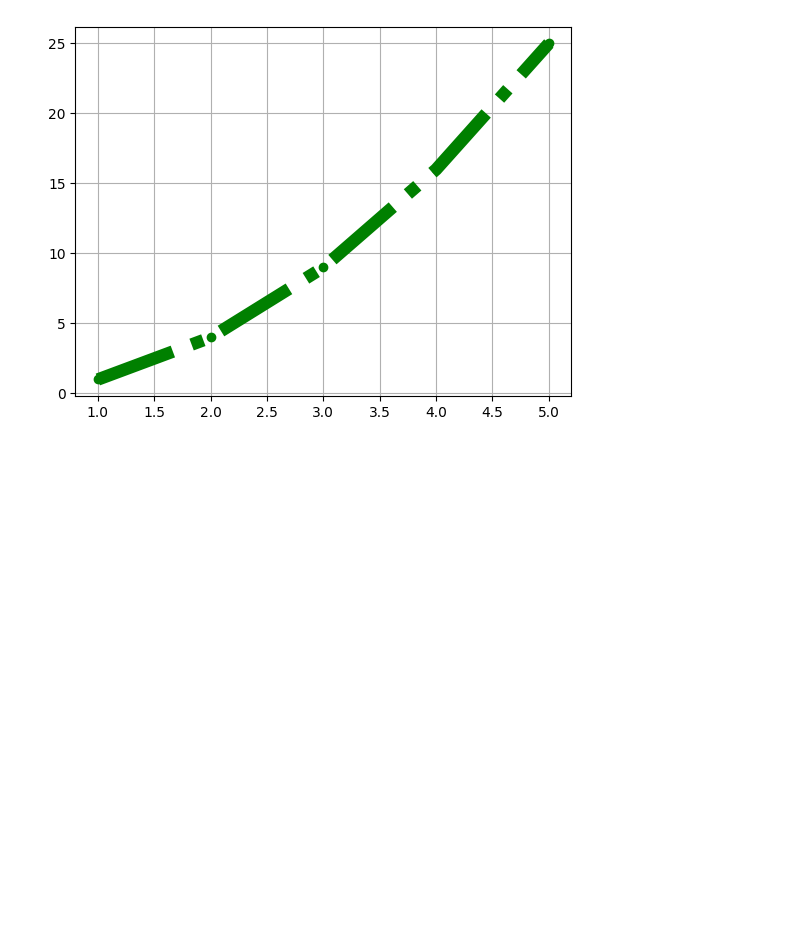
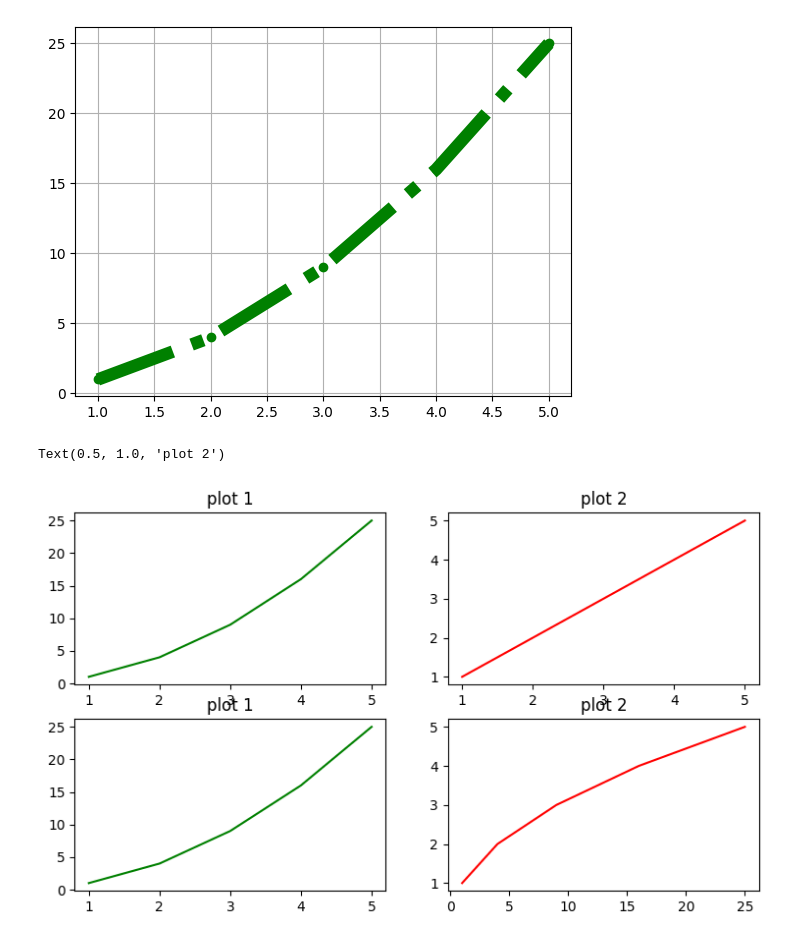
Before and after one commit to Siddhant-gupta16/data, a Jupyter notebook: basic_python1/Matplotlib.ipynb, the cells around one changed output. Drawn from its saved outputs; the diff is of its cells as text; code cells hidden in the pictures; blank space fills up the shorter version.

```diff
--- a/basic_python1/Matplotlib.ipynb
+++ b/basic_python1/Matplotlib.ipynb
@@ -42,3 +42,26 @@ plt.plot(x,y,color ='green', linestyle ='-.',marker='o', linewidth =9, markersiz
 plt.grid()
 # %% [output]
 [figure]
+# %%
+x=[1,2,3,4,5]
+y1 =[1,4,9,16,25]
+y2 =[1,2,3,4,5]
+
+plt.figure(figsize=(9,5))
+
+plt.subplot(2,2,1)
+plt.plot(x,y1,color='green')
+plt.title('plot 1')
+plt.subplot(2,2,2)
+plt.plot(x,y2,color='red')
+plt.title('plot 2')
+
+plt.subplot(2,2,3)
+plt.plot(y2,y1,color='green')
+plt.title('plot 1')
+plt.subplot(2,2,4)
+plt.plot(y1,x,color='red')
+plt.title('plot 2')
+# %% [output]
+Text(0.5, 1.0, 'plot 2')
+[figure, added]
```
Also changed, not shown: parts of 8 cells of this notebook.
